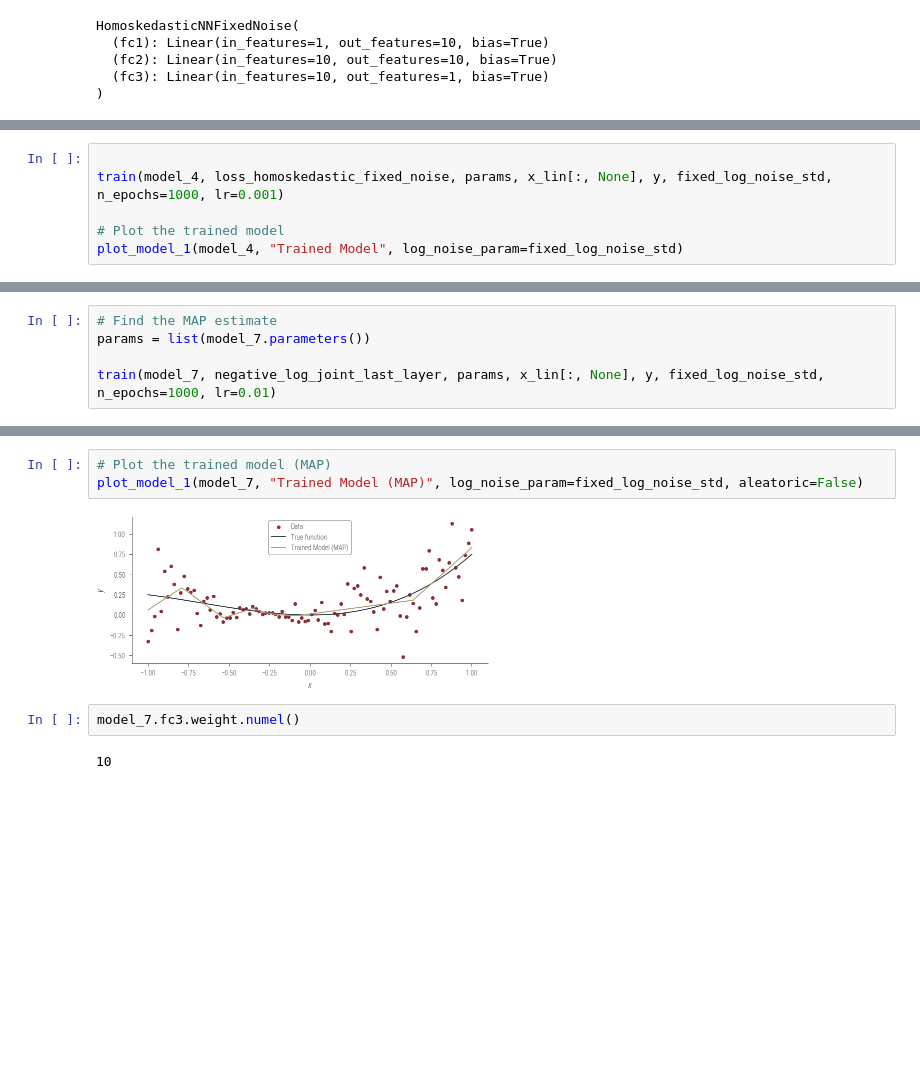
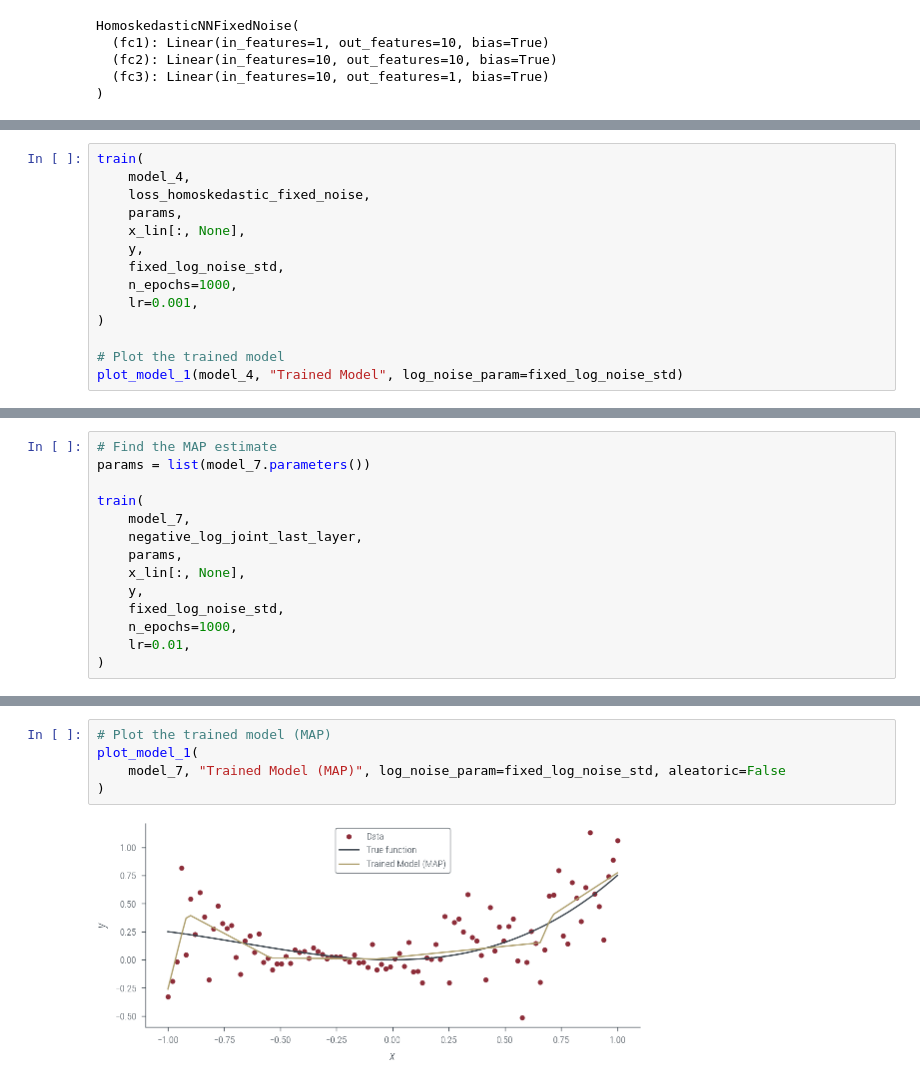
Before and after one commit to nipunbatra/pml-teaching, a Jupyter notebook: notebooks/nn-variants.ipynb, the cells around one changed output, grey strips where cells are left out. Drawn from its saved outputs; the diff is of its cells as text; blank space fills up the shorter version.

```diff
--- a/notebooks/nn-variants.ipynb
+++ b/notebooks/nn-variants.ipynb
@@ -359,6 +399,14 @@ params = list(model_4.parameters())
 # %%
-
-train(model_4, loss_homoskedastic_fixed_noise, params, x_lin[:, None], y, fixed_log_noise_std, n_epochs=1000, lr=0.001)
+train(
+    model_4,
+    loss_homoskedastic_fixed_noise,
+    params,
+    x_lin[:, None],
+    y,
+    fixed_log_noise_std,
+    n_epochs=1000,
+    lr=0.001,
+)
 
 # Plot the trained model
 plot_model_1(model_4, "Trained Model", log_noise_param=fixed_log_noise_std)
@@ -520,5 +588,14 @@ negative_log_joint(model_7, x_lin[:, None], y, fixed_log_noise_std), negative_lo
 # Find the MAP estimate
 params = list(model_7.parameters())
 
-train(model_7, negative_log_joint_last_layer, params, x_lin[:, None], y, fixed_log_noise_std, n_epochs=1000, lr=0.01)
+train(
+    model_7,
+    negative_log_joint_last_layer,
+    params,
+    x_lin[:, None],
+    y,
+    fixed_log_noise_std,
+    n_epochs=1000,
+    lr=0.01,
+)
 # %% [output]
@@ -546,9 +623,7 @@ Epoch 950: loss 40.78265380859375
 # %%
 # Plot the trained model (MAP)
-plot_model_1(model_7, "Trained Model (MAP)", log_noise_param=fixed_log_noise_std, aleatoric=False)
+plot_model_1(
+    model_7, "Trained Model (MAP)", log_noise_param=fixed_log_noise_std, aleatoric=False
+)
 # %% [output]
-[figure, old version]
+[figure, new version]
-# %%
-model_7.fc3.weight.numel()
-# %% [output]
-10
```
Also changed, not shown: parts of 44 cells of this notebook.
